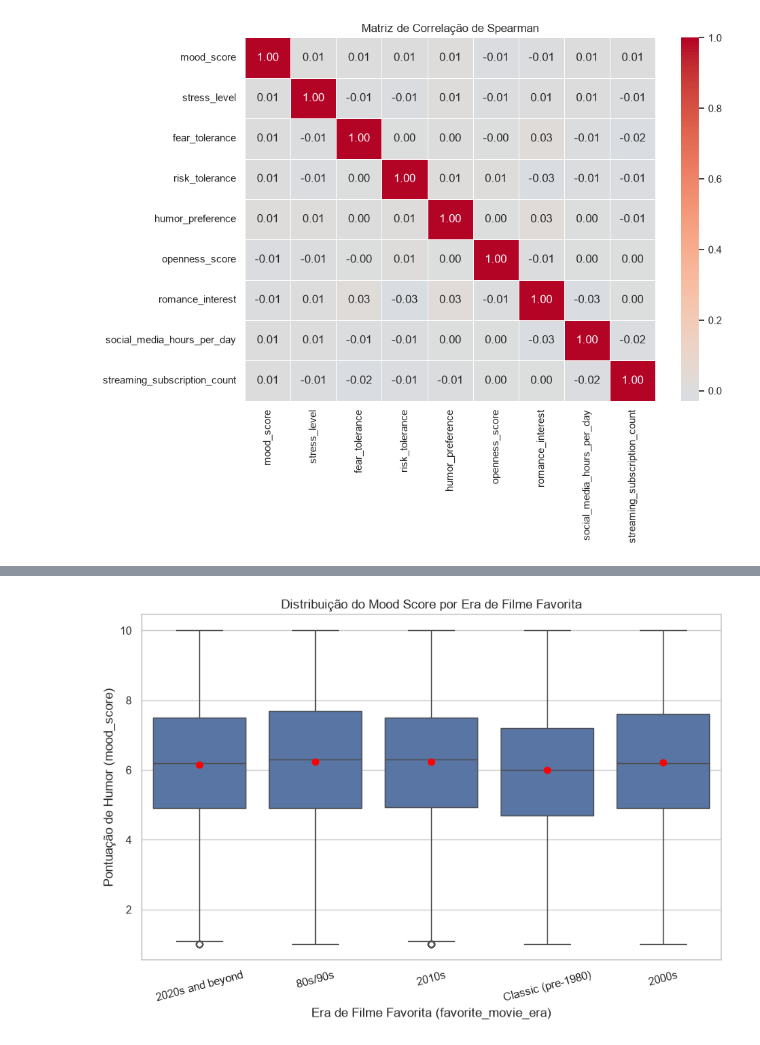
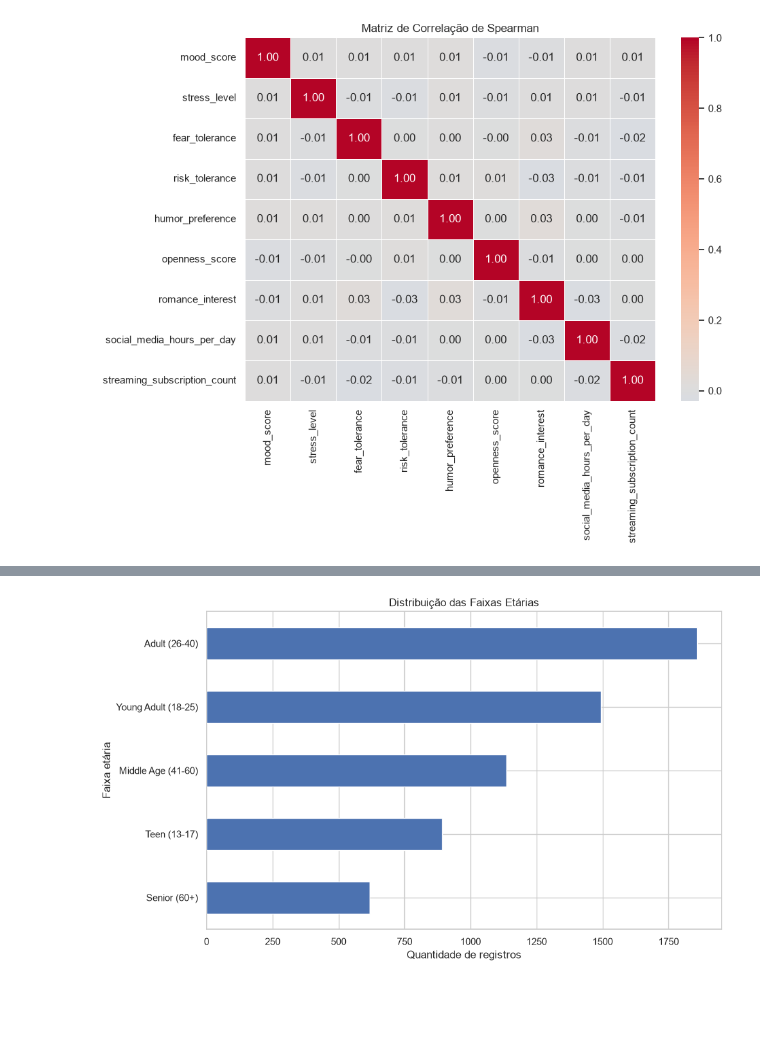
Before and after one commit to lucascsantos07/analise_preparacao_dados, a Jupyter notebook: notebooks/01_eda.ipynb, the cells around one changed output, grey strips where cells are left out. Saved outputs shown, nothing was run; the diff lists cells and outputs as text; code cells hidden in the pictures; blank space fills up the shorter version.

```diff
--- a/notebooks/01_eda.ipynb
+++ b/notebooks/01_eda.ipynb
@@ -366,5 +413,16 @@ plot_stress_vs_mood(df)
 # %%
-plot_mood_by_movie_era(df)
+plt.figure(figsize=(10, 6))
+
+df["age_group"].value_counts().sort_values().plot(
+    kind="barh"
+)
+
+plt.title("Distribuição das Faixas Etárias")
+plt.xlabel("Quantidade de registros")
+plt.ylabel("Faixa etária")
+
+plt.tight_layout()
+plt.show()
 # %% [output]
-[figure, old version]
+[figure, new version]
 # %%
```
Also changed, not shown: parts of 19 cells of this notebook, 8 other files.
